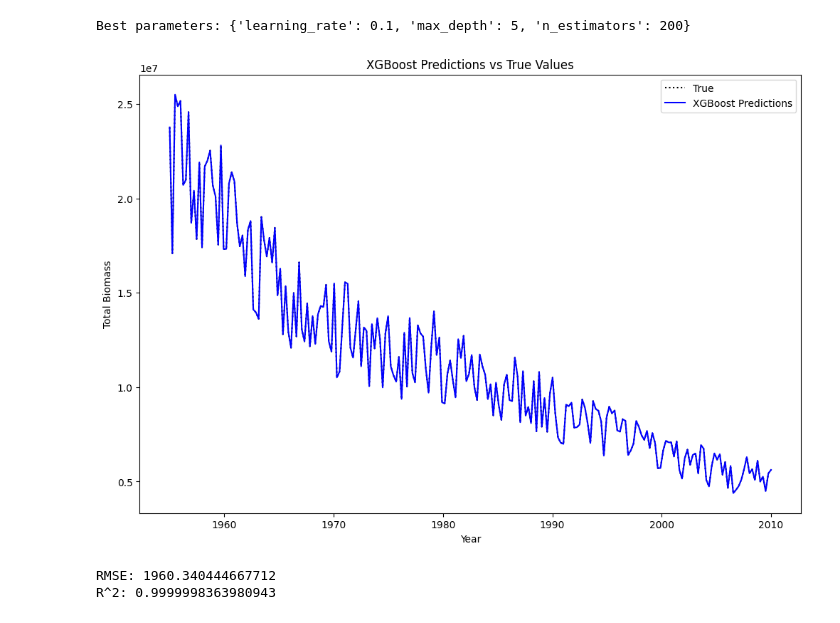
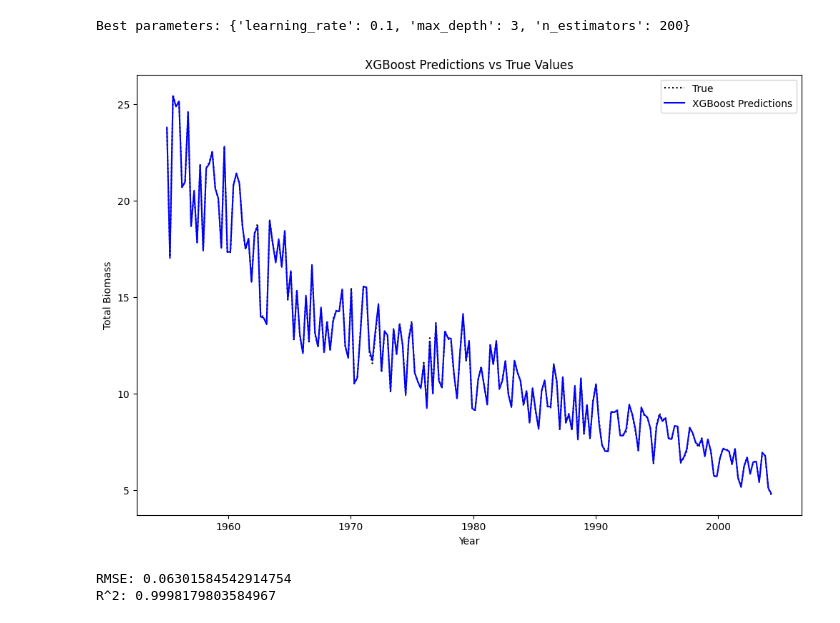
Before and after one commit to jaino1/fish_stock, a Jupyter notebook: trainmodel.ipynb, the cells around one changed output. Drawn from its saved outputs; the diff is of its cells as text; code cells hidden in the pictures.

```diff
--- a/trainmodel.ipynb
+++ b/trainmodel.ipynb
@@ -640,7 +570,7 @@ from sklearn.metrics import mean_squared_error, r2_score
 import matplotlib.pyplot as plt
 
 # Load and prepare the data
-data = pd.read_csv('new_data.csv')
+data = pd.read_csv('train.csv')
 data = data.sort_values('Year')
 X = data.drop(['Year', 'total_biomass'], axis=1)
 y = data['total_biomass']
@@ -656,34 +586,34 @@ X_scaled = scaler.fit_transform(X)
 model = XGBRegressor(objective='reg:squarederror', random_state=42)
 params = {
     "n_estimators": [100, 200],
     "learning_rate": [0.01, 0.1],
     "max_depth": [3, 5, 7]
 }
 
 # Train the model using GridSearchCV
 grid = GridSearchCV(model, params, cv=tscv, scoring='neg_mean_squared_error', n_jobs=-1)
 grid.fit(X_scaled, y)
 best_model = grid.best_estimator_
 print(f"Best parameters: {grid.best_params_}")
 
 # Predict and evaluate
 y_pred = best_model.predict(X_scaled)
 
 # Plotting
 plt.figure(figsize=(12, 8))
 plt.plot(data['Year'], y, label='True', color='black', linestyle='dotted')
 plt.plot(data['Year'], y_pred, label='XGBoost Predictions', color='blue')
 plt.title('XGBoost Predictions vs True Values')
 plt.xlabel('Year')
 plt.ylabel('Total Biomass')
 plt.legend()
 plt.show()
 
 # Print evaluation metrics
 print(f"RMSE: {np.sqrt(mean_squared_error(y, y_pred))}")
 print(f"R^2: {r2_score(y, y_pred)}")
 # %% [output]
-Best parameters: {'learning_rate': 0.1, 'max_depth': 5, 'n_estimators': 200}
+Best parameters: {'learning_rate': 0.1, 'max_depth': 3, 'n_estimators': 200}
-[figure, old version]
+[figure, new version]
-RMSE: 1960.340444667712
-R^2: 0.9999998363980943
+RMSE: 0.06301584542914754
+R^2: 0.9998179803584967
```
Also changed, not shown: parts of 14 cells of this notebook, 3 other files.
